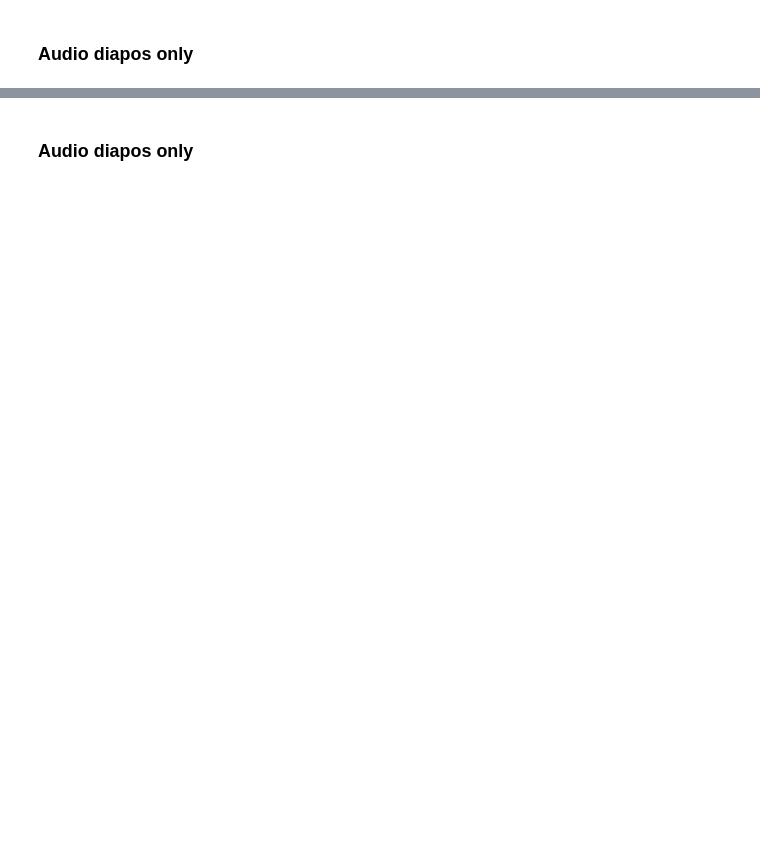
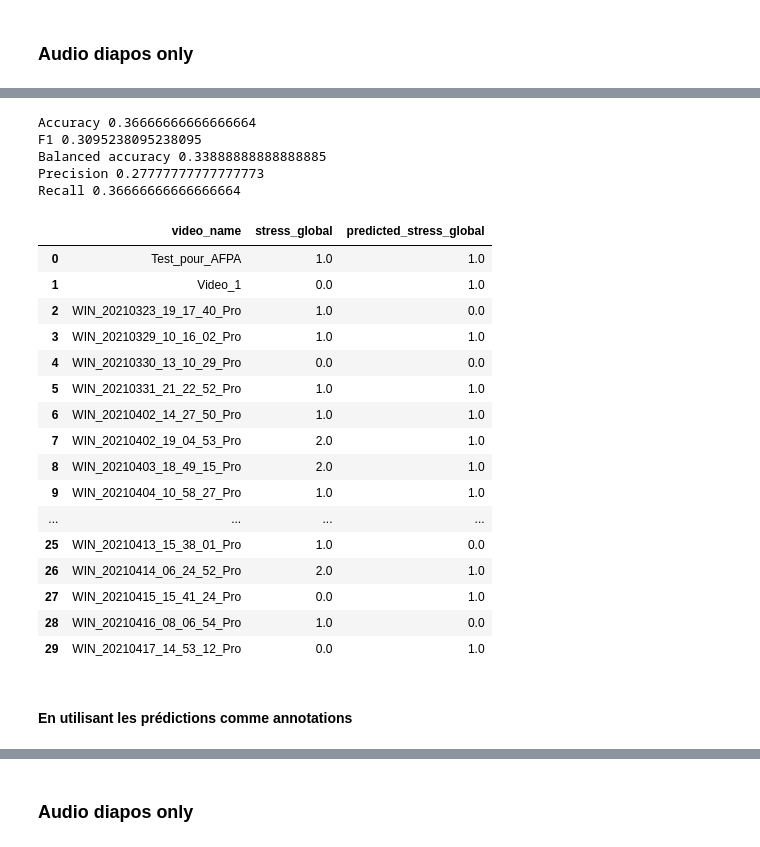
Before and after one commit to Projet-Fil-Rouge-AFPA/filrouge, a Jupyter notebook: Notebook_Laurent_eGeMAPS.ipynb, the cells around one changed output, grey strips where cells are left out. Drawn from its saved outputs; the diff is of its cells as text; code cells hidden in the pictures; blank space fills up the shorter version.

```diff
--- a/Notebook_Laurent_eGeMAPS.ipynb
+++ b/Notebook_Laurent_eGeMAPS.ipynb
@@ -1000,0 +244,2 @@ df_ypredict.to_csv('ypredict_' + features + '_diapo.csv')
+# %%
+df_annotations_stress = pd.read_csv('annotations.csv')
@@ -1000,0 +248,22 @@ df_ypredict.to_csv('ypredict_' + features + '_diapo.csv')
+# %%
+from sklearn.linear_model import LogisticRegression
+from sklearn.neighbors import KNeighborsClassifier
+from sklearn.ensemble import RandomForestClassifier
+
+models_list = [
+                LogisticRegression(multi_class='multinomial', fit_intercept=True, random_state=42),
+                KNeighborsClassifier(),
+                RandomForestClassifier(random_state = 42, n_jobs=-1)
+                ]
+
+parameters_list = [
+                    {'C': [0.01, 0.05, 0.1, 0.5, 1, 2], 'class_weight' : [None, 'balanced']},
+                    {'n_neighbors': [4, 5, 6, 7, 8, 9, 10, 11, 12,  15, 20], 'weights' : ['uniform', 'distance'], 'p': [1, 2]},
+                    {'n_estimators': [50, 100, 150, 200], 'max_depth':[3, 4, 5, 6, 10, 15, 20], 'class_weight':[None,'balanced']}
+                    ]
+X = df_annotations_stress.iloc[:,:-1].set_index('video_name')
+y = df_annotations_stress.iloc[:,-1]
+cv = 5
+# %%
+best_result, y_predict, result_list = runGridSearchClassifiers(X, y, cv, models_list, parameters_list,
+                                                                output_predict=True, n_jobs=-1, verbose=True)
@@ -1000,0 +288,36 @@ df_ypredict.to_csv('ypredict_' + features + '_diapo.csv')
+# %%
+ypredict_stress_global = best_result['best_estimator'].predict(ypredict_stress_diapo)
+from sklearn.metrics import accuracy_score, f1_score, balanced_accuracy_score, precision_score, recall_score
+print('Accuracy',accuracy_score(y.values,ypredict_stress_global))
+print('F1',f1_score(y.values,ypredict_stress_global, average='weighted'))
+print('Balanced accuracy',balanced_accuracy_score(y.values,ypredict_stress_global))
+print('Precision',precision_score(y.values,ypredict_stress_global, average='weighted'))
+print('Recall',recall_score(y.values,ypredict_stress_global, average='weighted'))
+# %% [output]
+Accuracy 0.36666666666666664
+F1 0.3095238095238095
+Balanced accuracy 0.33888888888888885
+Precision 0.27777777777777773
+Recall 0.36666666666666664
+# %%
+pd.concat([X.reset_index().iloc[:,0],y, pd.DataFrame(ypredict_stress_global,columns=['predicted_stress_global'])],axis=1)
+# %% [output]
+|  | video_name | stress_global | predicted_stress_global |
+| 0 | Test_pour_AFPA | 1.0 | 1.0 |
+| 1 | Video_1 | 0.0 | 1.0 |
+| 2 | WIN_20210323_19_17_40_Pro | 1.0 | 0.0 |
+| 3 | WIN_20210329_10_16_02_Pro | 1.0 | 1.0 |
+| 4 | WIN_20210330_13_10_29_Pro | 0.0 | 0.0 |
+| 5 | WIN_20210331_21_22_52_Pro | 1.0 | 1.0 |
+| 6 | WIN_20210402_14_27_50_Pro | 1.0 | 1.0 |
+| 7 | WIN_20210402_19_04_53_Pro | 2.0 | 1.0 |
+| 8 | WIN_20210403_18_49_15_Pro | 2.0 | 1.0 |
+| 9 | WIN_20210404_10_58_27_Pro | 1.0 | 1.0 |
+| ... | ... | ... | ... |
+| 25 | WIN_20210413_15_38_01_Pro | 1.0 | 0.0 |
+| 26 | WIN_20210414_06_24_52_Pro | 2.0 | 1.0 |
+| 27 | WIN_20210415_15_41_24_Pro | 0.0 | 1.0 |
+| 28 | WIN_20210416_08_06_54_Pro | 1.0 | 0.0 |
+| 29 | WIN_20210417_14_53_12_Pro | 0.0 | 1.0 |
+# %% [markdown]
+#### En utilisant les prédictions comme annotations
```
Also changed, not shown: parts of 131 cells of this notebook, 21 other files.
